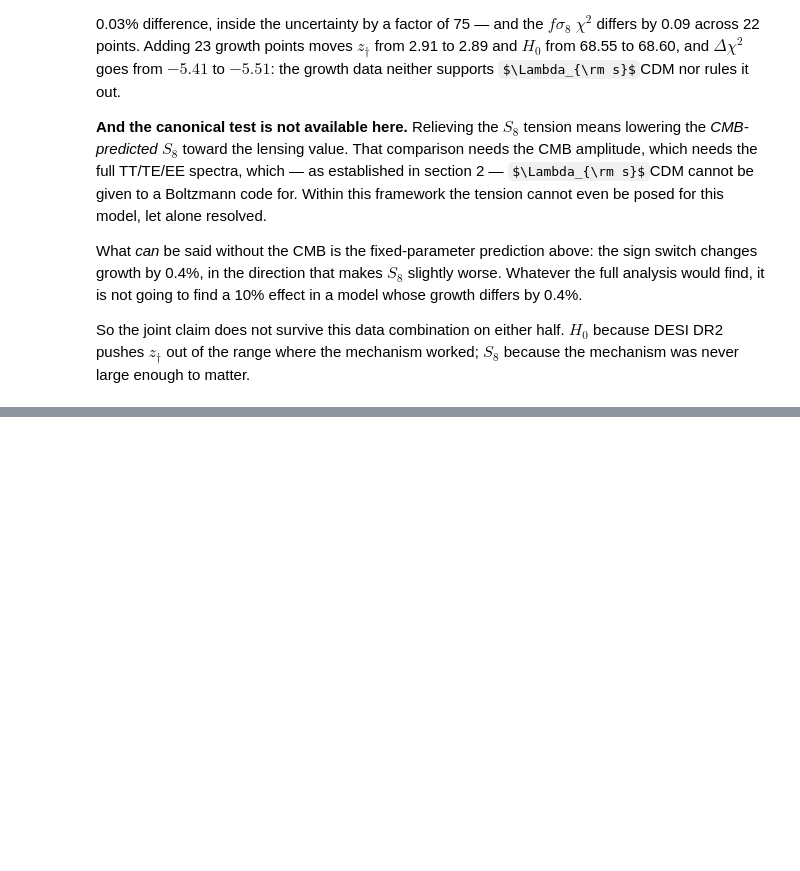
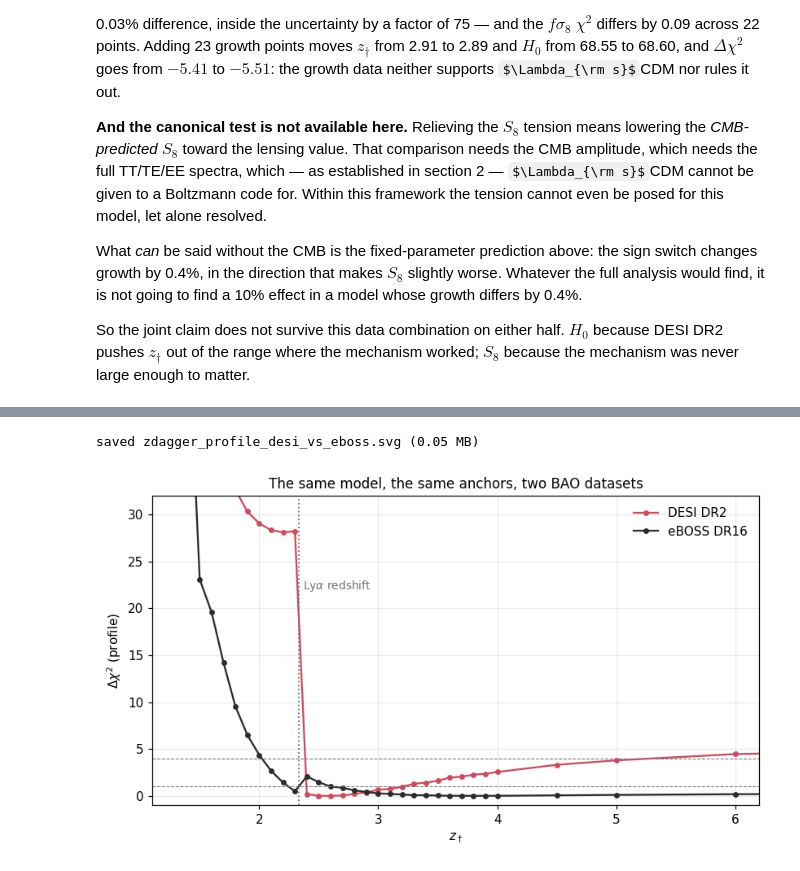
Before and after one commit to salihyesil59/CosmoFit, a Jupyter notebook: examples/lscdm_mcmc.ipynb, the cells around one changed output, grey strips where cells are left out. Drawn from its saved outputs; the diff is of its cells as text; code cells hidden in the pictures; some formulas as TeX source; blank space fills up the shorter version.

```diff
--- a/examples/lscdm_mcmc.ipynb
+++ b/examples/lscdm_mcmc.ipynb
@@ -1357,0 +1378,10 @@ enough to matter.
+# %%
+# Identical apart from the BAO. DESI's five tracers come out; eBOSS
+# DR16's LRG+QSO (`sdss_bao`), ELG and Lyman-alpha go in.
+EBOSS_DATASETS = [
+    "cc", "sdss_bao", "eboss_elg", "eboss_lya",
+    "bao_lowz", "des_sn5yr", "planck", "omega_b",
+]
+
+for name in ("eboss_elg", "eboss_lya"):
+    print(f"{name:>10}  {dataset_reference(name)}\n")
@@ -1357,0 +1497,32 @@ enough to matter.
+# %%
+fig, ax = plt.subplots(figsize=(7.6, 4.4))
+
+for (label, curve), color in zip(profiles.items(), ("#d1495b", "#2b2b2b")):
+    ax.plot(
+        Z_GRID_CHECK, curve - curve.min(), "o-", ms=3.5, lw=1.5,
+        color=color, label=label,
+    )
+
+ax.axvline(2.33, color="#6c757d", ls=":", lw=1.2)
+ax.text(
+    2.37, 22.0, r"Ly$\alpha$ redshift", fontsize=9, color="#6c757d",
+)
+
+for level in (1.0, 4.0):
+    ax.axhline(level, color="#6c757d", lw=0.7, ls="--")
+
+ax.set_xlabel(r"$z_\dagger$")
+ax.set_ylabel(r"$\Delta\chi^2$ (profile)")
+ax.set_xlim(1.1, 6.2)
+ax.set_ylim(-1.0, 32.0)
+ax.set_title(
+    "The same model, the same anchors, two BAO datasets", fontsize=11,
+)
+ax.legend(frameon=False)
+ax.grid(alpha=0.25)
+
+fig.tight_layout()
+savefig(fig, "zdagger_profile_desi_vs_eboss");
+# %% [output]
+saved zdagger_profile_desi_vs_eboss.svg (0.05 MB)
+[figure, added]
```
Also changed, not shown: parts of 16 cells of this notebook, 15 other files.
